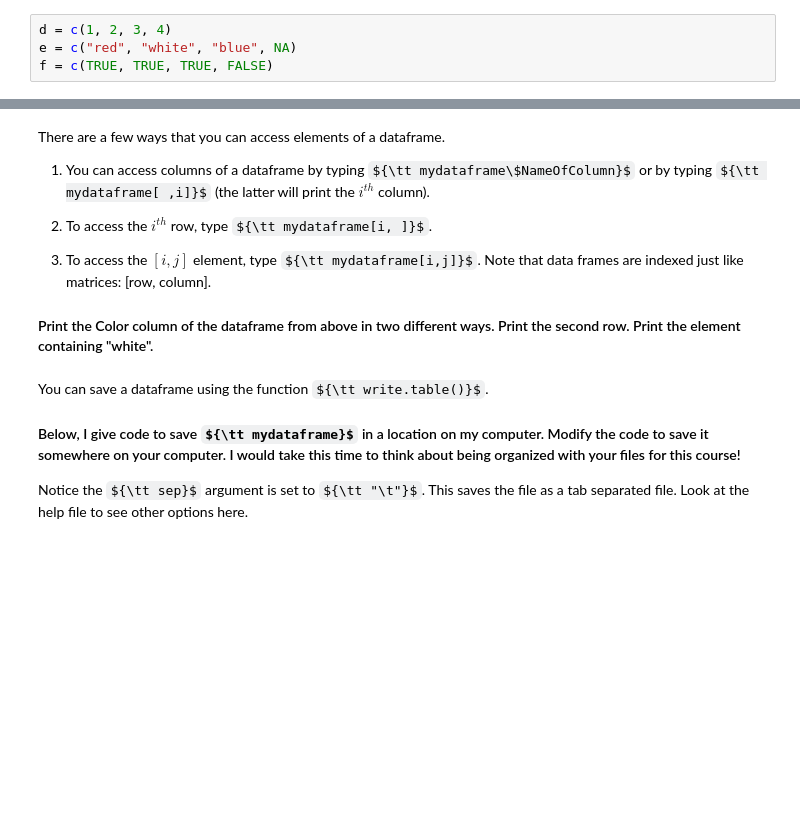
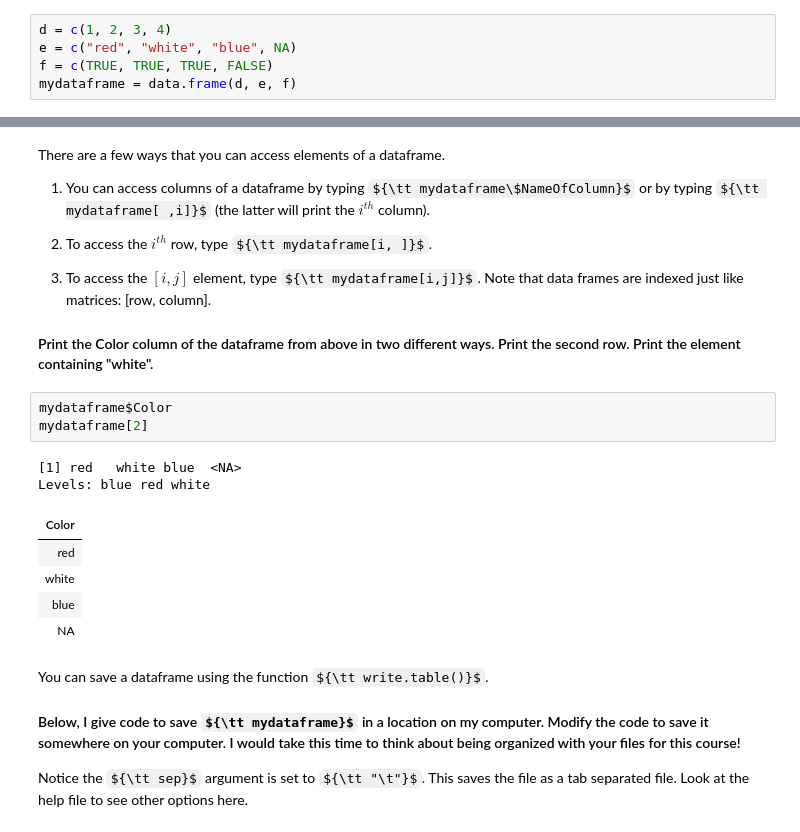
Before and after one commit to dskrenta/appm-4570, a Jupyter notebook: week1/Introduction to Jupyter and R.ipynb, the cells around one changed output, grey strips where cells are left out. Cells and saved outputs as stored; diff of their text form; some formulas as TeX source; blank space fills up the shorter version.

```diff
--- a/week1/Introduction to Jupyter and R.ipynb
+++ b/week1/Introduction to Jupyter and R.ipynb
@@ -251,6 +254,7 @@ Datasets in R are stored as $\textit{data frames}$. Data frames are just tables
 d = c(1, 2, 3, 4)
 e = c("red", "white", "blue", NA)
 f = c(TRUE, TRUE, TRUE, FALSE)
+mydataframe = data.frame(d, e, f)
 # %% [markdown]
 Note that the names of the columns aren't informative (they are just the names of the vectors used to create that dataframe). We can change that...
 # %%
@@ -271,6 +286,17 @@ There are a few ways that you can access elements of a dataframe.
 3. To access the $[i,j]$ element, type ${\tt mydataframe[i,j]}$. Note that data frames are indexed just like matrices: [row, column].
 
 #### Print the Color column of the dataframe from above in two different ways. Print the second row. Print the element containing "white".
+# %%
+mydataframe$Color
+mydataframe[2]
+# %% [output]
+[1] red   white blue  <NA>
+Levels: blue red white
+| Color |
+| red |
+| white |
+| blue |
+| NA |
 # %% [markdown]
 You can save a dataframe using the function ${\tt write.table()}$.
 
```
Also changed, not shown: parts of 3 cells of this notebook.
